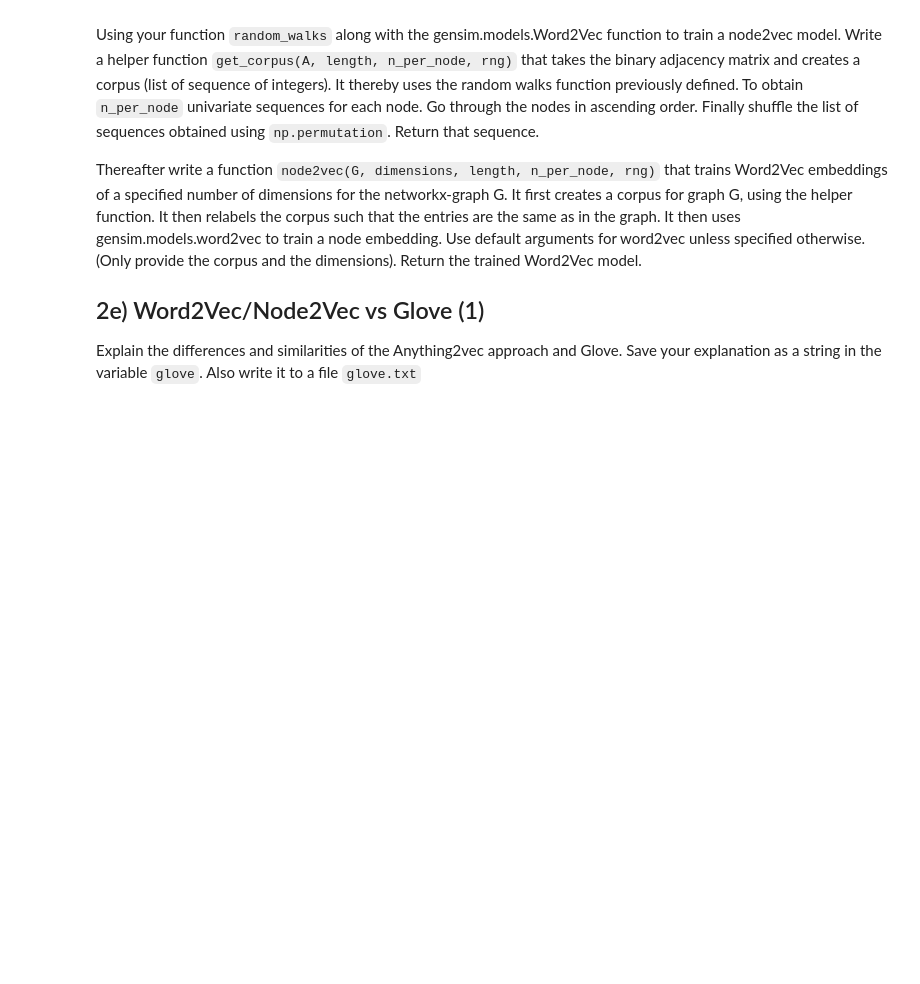
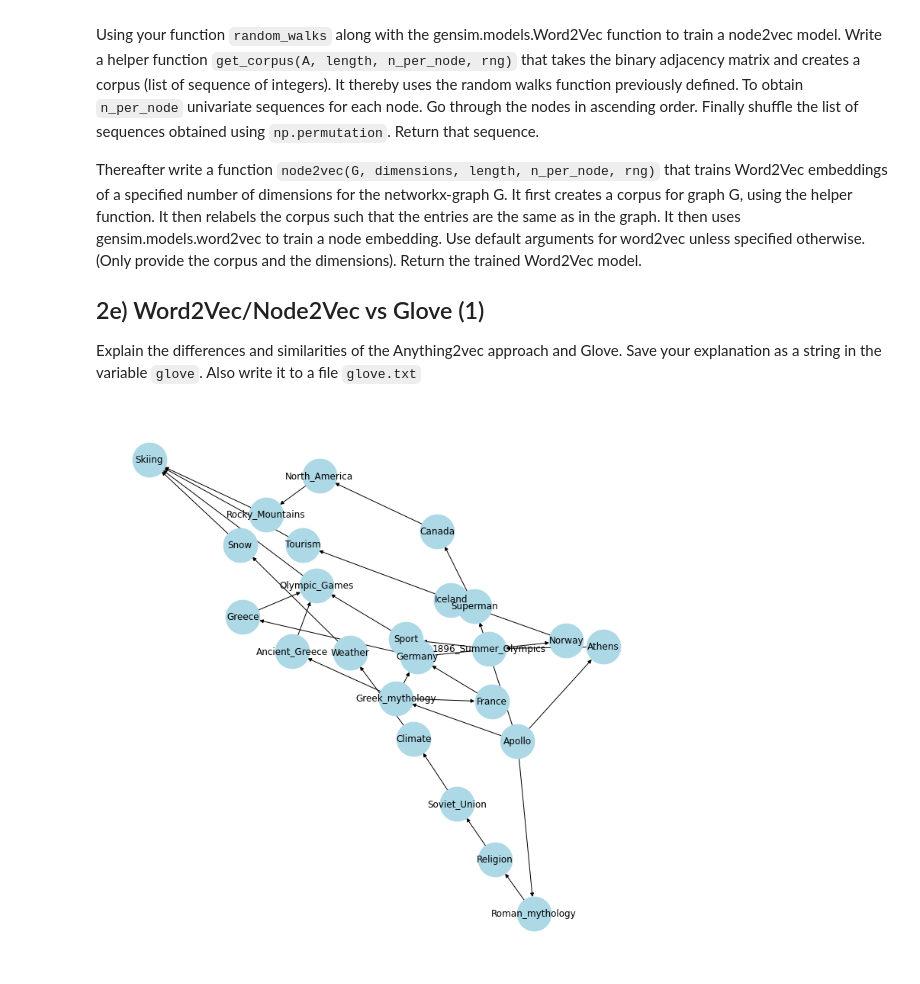
Before and after one commit to RasPavel/wm_home_assignments, a Jupyter notebook: assignment_2/WM_home_assignment2_tasks.ipynb, the cells around one changed output. Saved outputs shown, nothing was run; the diff lists cells and outputs as text; code cells hidden in the pictures; blank space fills up the shorter version.

```diff
--- a/assignment_2/WM_home_assignment2_tasks.ipynb
+++ b/assignment_2/WM_home_assignment2_tasks.ipynb
@@ -317,0 +316,22 @@ import networkx as nx
+# %%
+import networkx as nx
+import matplotlib.pyplot as plt
+
+g = nx.DiGraph()
+np.random.seed(42)
+
+transactions = generate_transitions(load_sequences('Apollo', 'Skiing'), order=1)
+g.add_edges_from((source[0],target) for source,target in transactions)
+g.remove_node('RESET')
+
+plt.figure(figsize=(10,10))
+nx.draw(g, node_size=2000, width=1, node_color='lightblue', with_labels=True)
+
+plt.savefig('apollo_skiing.png')
+
+apollo_skiing = 'Depending on the random seed plot can be cluttered and hard to read, ' \
+'more intelligent node layout should be used'
+with open('apollo_skiing.txt', 'w') as f:
+    f.write(apollo_skiing)
+# %% [output]
+[figure, added]
```
Also changed, not shown: parts of 1 cell of this notebook.
